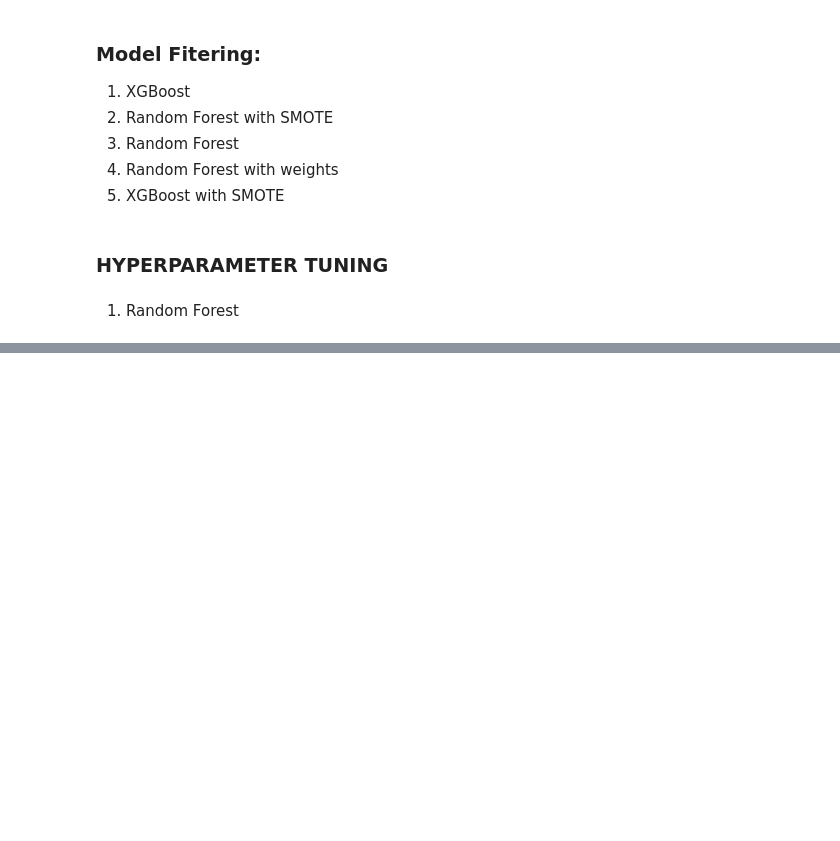
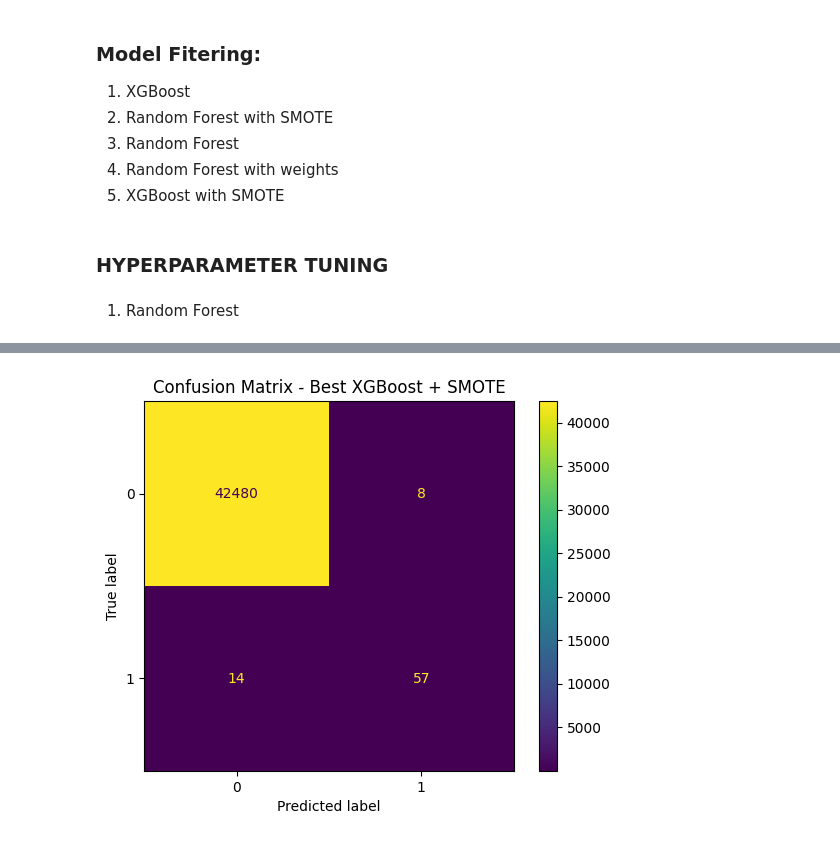
Before and after one commit to Wajahath-Zaman/Supervised-ML-CreditCardFraudPrediction, a Jupyter notebook: creditCardFraudPrediction.ipynb, the cells around one changed output, grey strips where cells are left out. Cells and saved outputs as stored; diff of their text form; code cells hidden in the pictures; blank space fills up the shorter version.

```diff
--- a/creditCardFraudPrediction.ipynb
+++ b/creditCardFraudPrediction.ipynb
@@ -758,0 +916,2 @@ KeyboardInterrupt:
+# %%
+xgb_smote_grid_search.fit(X_train, y_train)
@@ -758,0 +970,4 @@ KeyboardInterrupt:
+# %%
+best_xgb = xgb_smote_grid_search.best_estimator_
+
+print(best_xgb)
@@ -758,0 +993,5 @@ KeyboardInterrupt:
+# %%
+# Pre Diagnosis Predictions over Validation set
+
+best_xgb_y_val_pred = best_xgb.predict(X_val)
+best_xgb_y_val_prob = best_xgb.predict_proba(X_val)[:, 1]
@@ -758,0 +1034,7 @@ KeyboardInterrupt:
+# %%
+from sklearn.metrics import confusion_matrix, ConfusionMatrixDisplay
+import matplotlib.pyplot as plt
+
+cm = confusion_matrix(y_val, best_xgb_y_val_pred)
+
+print(cm)
@@ -758,0 +1052,6 @@ KeyboardInterrupt:
+# %%
+ConfusionMatrixDisplay(confusion_matrix=cm).plot()
+plt.title("Confusion Matrix - Best XGBoost + SMOTE")
+plt.show()
+# %% [output]
+[figure, added]
```
Also changed, not shown: parts of 90 cells of this notebook, 1 other file.
